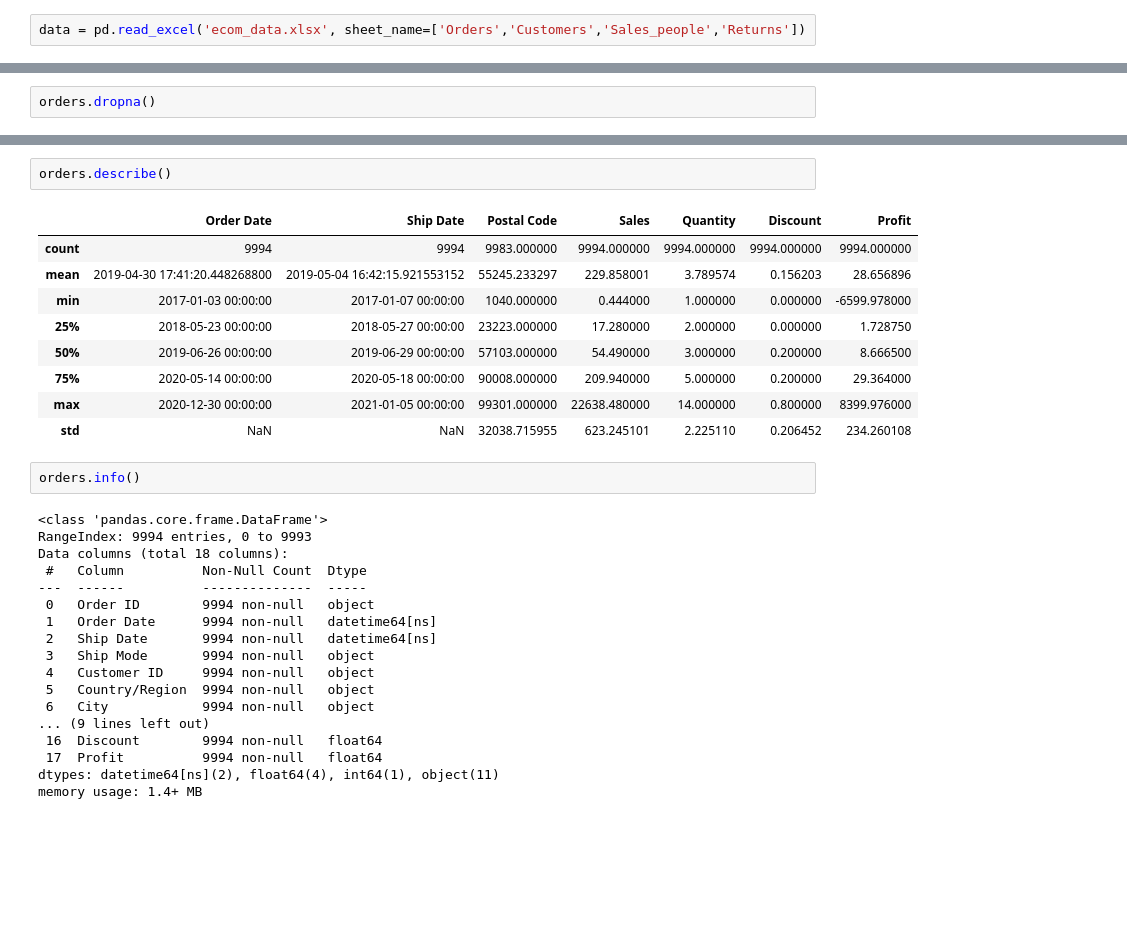
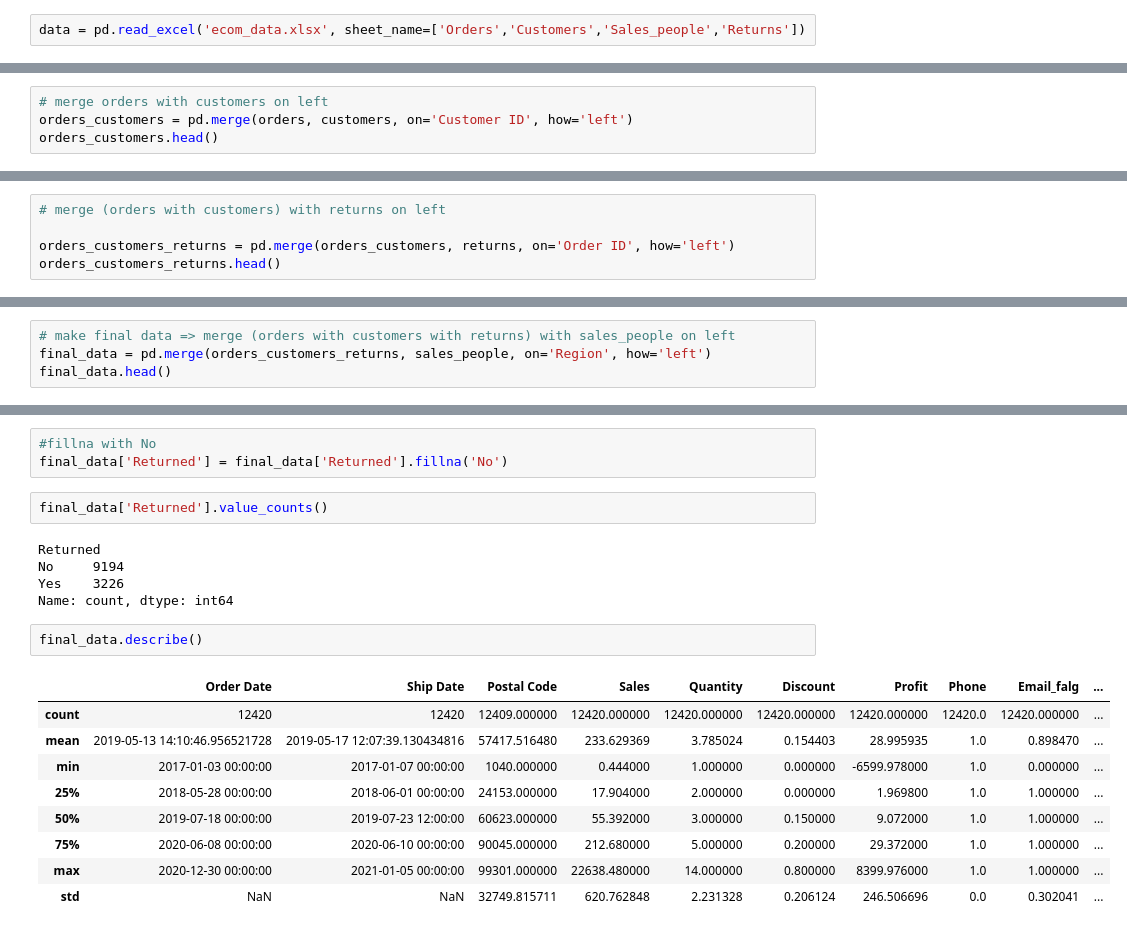
Before and after one commit to Farser89/marketing-anal, a Jupyter notebook: hw_bogdan.ipynb, the cells around one changed output, grey strips where cells are left out. Saved outputs shown, nothing was run; the diff lists cells and outputs as text; blank space fills up the shorter version.

Commit message:
Creating final data which merged with 4 tables

```diff
--- a/hw_bogdan.ipynb
+++ b/hw_bogdan.ipynb
@@ -23,0 +24,4 @@ orders.head()
+# %%
+# merge orders with customers on left
+orders_customers = pd.merge(orders, customers, on='Customer ID', how='left')
+orders_customers.head()
@@ -24,5 +36,8 @@ orders.head()
 # %%
-orders.dropna()
+# merge (orders with customers) with returns on left
+
+orders_customers_returns = pd.merge(orders_customers, returns, on='Order ID', how='left')
+orders_customers_returns.head()
 # %% [output]
 |  | Order ID | Order Date | Ship Date | Ship Mode | Customer ID | Country/Region | City | State | ... |
 | 0 | CA-2019-152156 | 2019-11-08 | 2019-11-11 | Second Class | CG-12520 | United States | Henderson | Kentucky | ... |
@@ -39,0 +49,4 @@ orders.dropna()
+# %%
+# make final data => merge (orders with customers with returns) with sales_people on left
+final_data = pd.merge(orders_customers_returns, sales_people, on='Region', how='left')
+final_data.head()
@@ -40,32 +82,22 @@ orders.dropna()
+# %%
+#fillna with No
+final_data['Returned'] = final_data['Returned'].fillna('No')
+# %%
+final_data['Returned'].value_counts()
+# %% [output]
+Returned
+No     9194
+Yes    3226
+Name: count, dtype: int64
 # %%
-orders.describe()
+final_data.describe()
 # %% [output]
-|  | Order Date | Ship Date | Postal Code | Sales | Quantity | Discount | Profit |
-| count | 9994 | 9994 | 9983.000000 | 9994.000000 | 9994.000000 | 9994.000000 | 9994.000000 |
-| mean | 2019-04-30 17:41:20.448268800 | 2019-05-04 16:42:15.921553152 | 55245.233297 | 229.858001 | 3.789574 | 0.156203 | 28.656896 |
-| min | 2017-01-03 00:00:00 | 2017-01-07 00:00:00 | 1040.000000 | 0.444000 | 1.000000 | 0.000000 | -6599.978000 |
-| 25% | 2018-05-23 00:00:00 | 2018-05-27 00:00:00 | 23223.000000 | 17.280000 | 2.000000 | 0.000000 | 1.728750 |
-| 50% | 2019-06-26 00:00:00 | 2019-06-29 00:00:00 | 57103.000000 | 54.490000 | 3.000000 | 0.200000 | 8.666500 |
-| 75% | 2020-05-14 00:00:00 | 2020-05-18 00:00:00 | 90008.000000 | 209.940000 | 5.000000 | 0.200000 | 29.364000 |
-| max | 2020-12-30 00:00:00 | 2021-01-05 00:00:00 | 99301.000000 | 22638.480000 | 14.000000 | 0.800000 | 8399.976000 |
-| std | NaN | NaN | 32038.715955 | 623.245101 | 2.225110 | 0.206452 | 234.260108 |
+|  | Order Date | Ship Date | Postal Code | Sales | Quantity | Discount | Profit | Phone | Email_falg | ... |
+| count | 12420 | 12420 | 12409.000000 | 12420.000000 | 12420.000000 | 12420.000000 | 12420.000000 | 12420.0 | 12420.000000 | ... |
+| mean | 2019-05-13 14:10:46.956521728 | 2019-05-17 12:07:39.130434816 | 57417.516480 | 233.629369 | 3.785024 | 0.154403 | 28.995935 | 1.0 | 0.898470 | ... |
+| min | 2017-01-03 00:00:00 | 2017-01-07 00:00:00 | 1040.000000 | 0.444000 | 1.000000 | 0.000000 | -6599.978000 | 1.0 | 0.000000 | ... |
+| 25% | 2018-05-28 00:00:00 | 2018-06-01 00:00:00 | 24153.000000 | 17.904000 | 2.000000 | 0.000000 | 1.969800 | 1.0 | 1.000000 | ... |
+| 50% | 2019-07-18 00:00:00 | 2019-07-23 12:00:00 | 60623.000000 | 55.392000 | 3.000000 | 0.150000 | 9.072000 | 1.0 | 1.000000 | ... |
+| 75% | 2020-06-08 00:00:00 | 2020-06-10 00:00:00 | 90045.000000 | 212.680000 | 5.000000 | 0.200000 | 29.372000 | 1.0 | 1.000000 | ... |
+| max | 2020-12-30 00:00:00 | 2021-01-05 00:00:00 | 99301.000000 | 22638.480000 | 14.000000 | 0.800000 | 8399.976000 | 1.0 | 1.000000 | ... |
+| std | NaN | NaN | 32749.815711 | 620.762848 | 2.231328 | 0.206124 | 246.506696 | 0.0 | 0.302041 | ... |
-# %%
-orders.info()
-# %% [output]
-<class 'pandas.core.frame.DataFrame'>
-RangeIndex: 9994 entries, 0 to 9993
-Data columns (total 18 columns):
- #   Column          Non-Null Count  Dtype
----  ------          --------------  -----
- 0   Order ID        9994 non-null   object
- 1   Order Date      9994 non-null   datetime64[ns]
- 2   Ship Date       9994 non-null   datetime64[ns]
- 3   Ship Mode       9994 non-null   object
- 4   Customer ID     9994 non-null   object
- 5   Country/Region  9994 non-null   object
- 6   City            9994 non-null   object
-... (9 lines left out)
- 16  Discount        9994 non-null   float64
- 17  Profit          9994 non-null   float64
-dtypes: datetime64[ns](2), float64(4), int64(1), object(11)
-memory usage: 1.4+ MB
```
Also changed, not shown: parts of 8 cells of this notebook.
